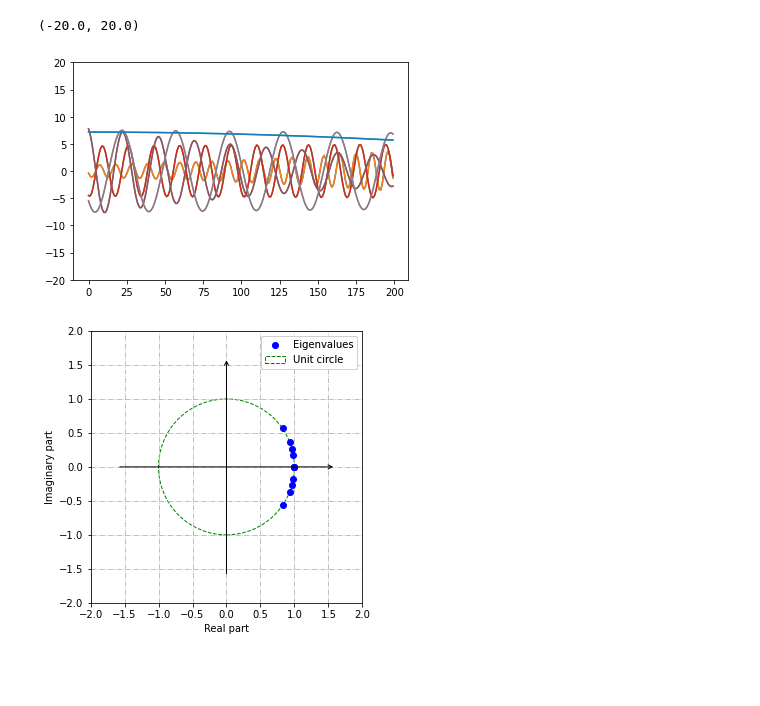
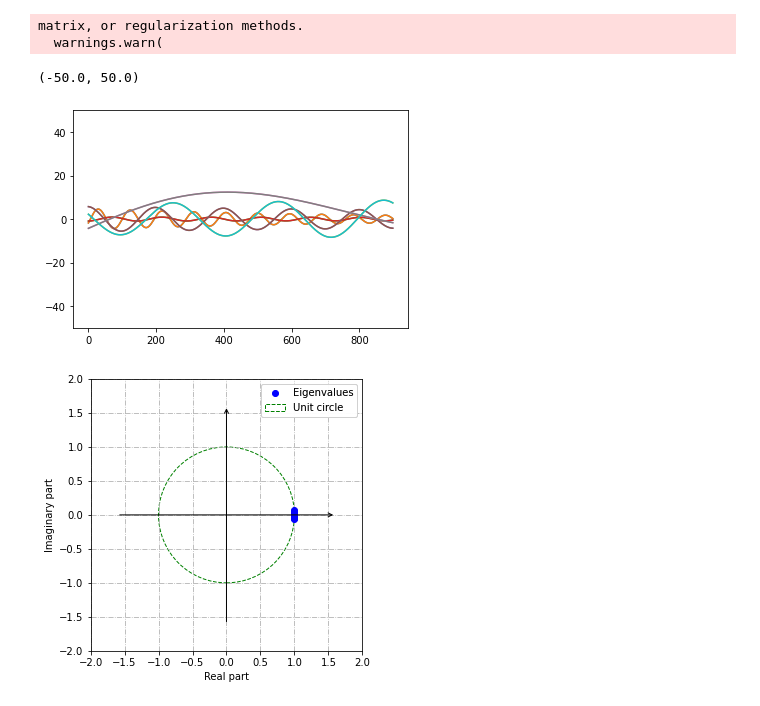
Before and after one commit to moulin1024/ANEMOI, a Jupyter notebook: postprocessing.ipynb, the cells around one changed output. Saved outputs shown, nothing was run; the diff lists cells and outputs as text; code cells hidden in the pictures; blank space fills up the shorter version.

```diff
--- a/postprocessing.ipynb
+++ b/postprocessing.ipynb
@@ -11,7 +12,7 @@ from pydmd import FbDMD
 # %%
 f = h5py.File('job/7D-yaw0/output/7D-yaw0_flowfield.h5','r')
 U = f['u']
-U = U[100:,64:,:]
+U = U[:,:,:]
 mean_U = np.mean(U,axis=0)
 # U = U - mean_U
 print(U.shape)
@@ -68,5 +87,5 @@ anim.save('animation_xy_static.gif',writer='pillow', fps=30)
 # %%
-dmd = DMD(svd_rank=11, sorted_eigs='real')
+dmd = DMD(svd_rank=11, sorted_eigs='real', tikhonov_regularization=1e-6)
 # dmd.fit(X)
 dmd.fit(U)
 # reconstructed_data = dmd.reconstructed_data
@@ -75,14 +94,17 @@ dmd.fit(U)
 # dyn = dmd.dynamics
 mode_data = dmd.modes.T
 dyn = dmd.dynamics
+# %% [output]
+matrix, or regularization methods.
+  warnings.warn(
 # %%
 plt.plot(dyn.T)
-plt.ylim(-20,20)
+plt.ylim(-50,50)
 # %% [output]
-(-20.0, 20.0)
+(-50.0, 50.0)
-[figure, old version]
+[figure, new version]
 # %%
 dmd.plot_eigs(show_axes=True, show_unit_circle=True, figsize=(5, 5))
 # %% [output]
-[figure, old version]
+[figure, new version]
 # %%
```
Also changed, not shown: parts of 5 cells of this notebook, 4 other files.
